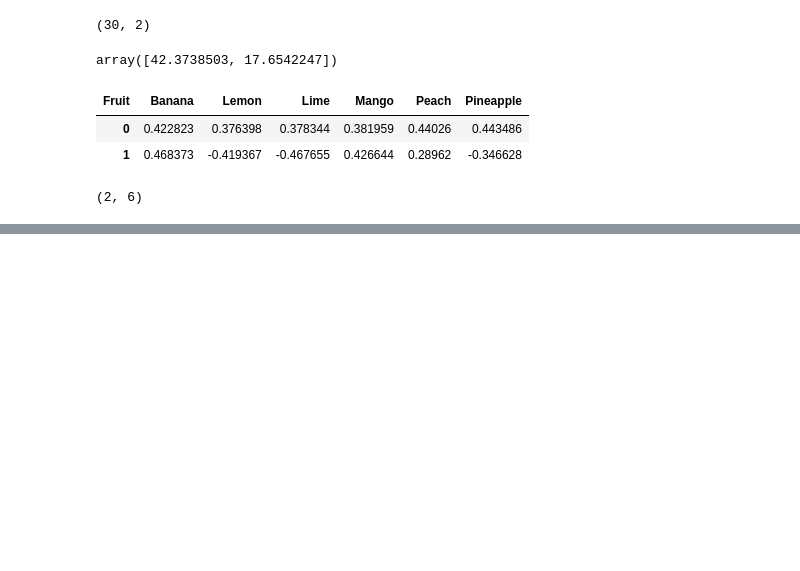
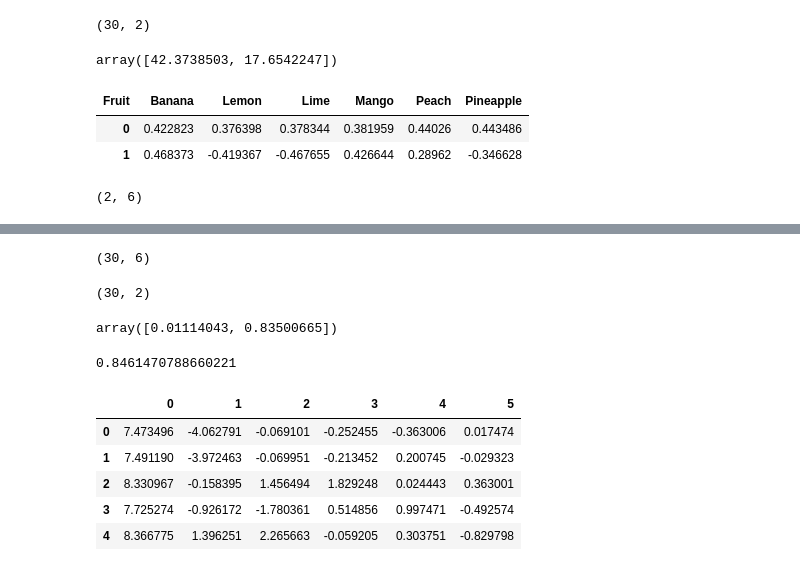
Before and after one commit to Camiloesp/PythonDataScience_UnsupervisedML, a Jupyter notebook: 5_Recommenders.ipynb, the cells around one changed output, grey strips where cells are left out. Cells and saved outputs as stored; diff of their text form; code cells hidden in the pictures; blank space fills up the shorter version.

```diff
--- a/5_Recommenders.ipynb
+++ b/5_Recommenders.ipynb
@@ -305,0 +318,17 @@ VT_df.shape
+# %%
+X.shape
+# %% [output]
+(30, 6)
+# %%
+# users x latent features
+U.shape
+# %% [output]
+(30, 2)
+# %%
+svd.explained_variance_ratio_
+# %% [output]
+array([0.01114043, 0.83500665])
+# %%
+sum(svd.explained_variance_ratio_)
+# %% [output]
+0.8461470788660221
@@ -305,0 +338,10 @@ VT_df.shape
+# %%
+U6_df = pd.DataFrame(U6)
+U6_df.head()
+# %% [output]
+|  | 0 | 1 | 2 | 3 | 4 | 5 |
+| 0 | 7.473496 | -4.062791 | -0.069101 | -0.252455 | -0.363006 | 0.017474 |
+| 1 | 7.491190 | -3.972463 | -0.069951 | -0.213452 | 0.200745 | -0.029323 |
+| 2 | 8.330967 | -0.158395 | 1.456494 | 1.829248 | 0.024443 | 0.363001 |
+| 3 | 7.725274 | -0.926172 | -1.780361 | 0.514856 | 0.997471 | -0.492574 |
+| 4 | 8.366775 | 1.396251 | 2.265663 | -0.059205 | 0.303751 | -0.829798 |
```
Also changed, not shown: parts of 8 cells of this notebook, 1 other file.
